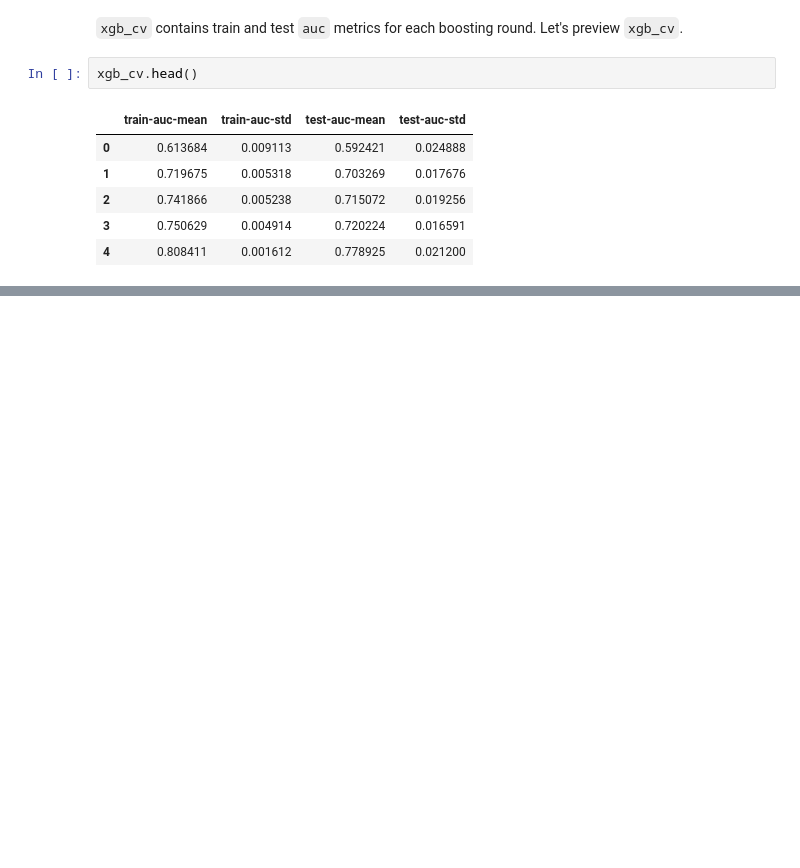
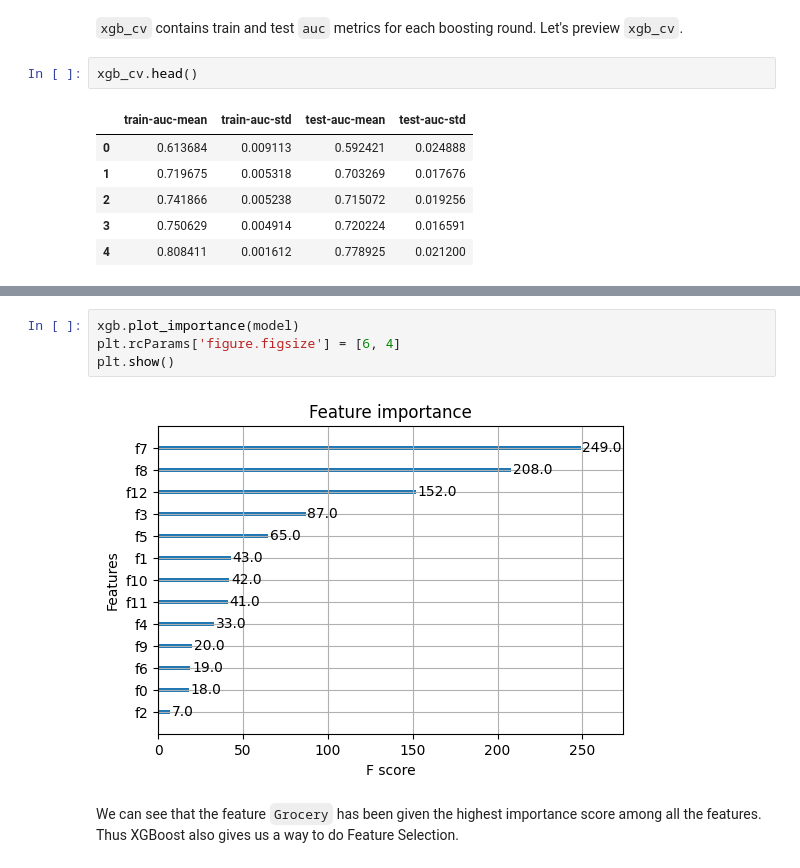
Before and after one commit to parhamde/XGBoost-Tutorial, a Jupyter notebook: XGBOOST.ipynb, the cells around one changed output, grey strips where cells are left out. Drawn from its saved outputs; the diff is of its cells as text; blank space fills up the shorter version.

```diff
--- a/XGBOOST.ipynb
+++ b/XGBOOST.ipynb
@@ -303,0 +313,8 @@ xgb_cv.head()
+# %%
+xgb.plot_importance(model)
+plt.rcParams['figure.figsize'] = [6, 4]
+plt.show()
+# %% [output]
+[figure, added]
+# %% [markdown]
+We can see that the feature `Grocery`  has been given the highest importance score among all the features. Thus XGBoost also gives us a way to do Feature Selection.
```
Also changed, not shown: parts of 1 cell of this notebook.
